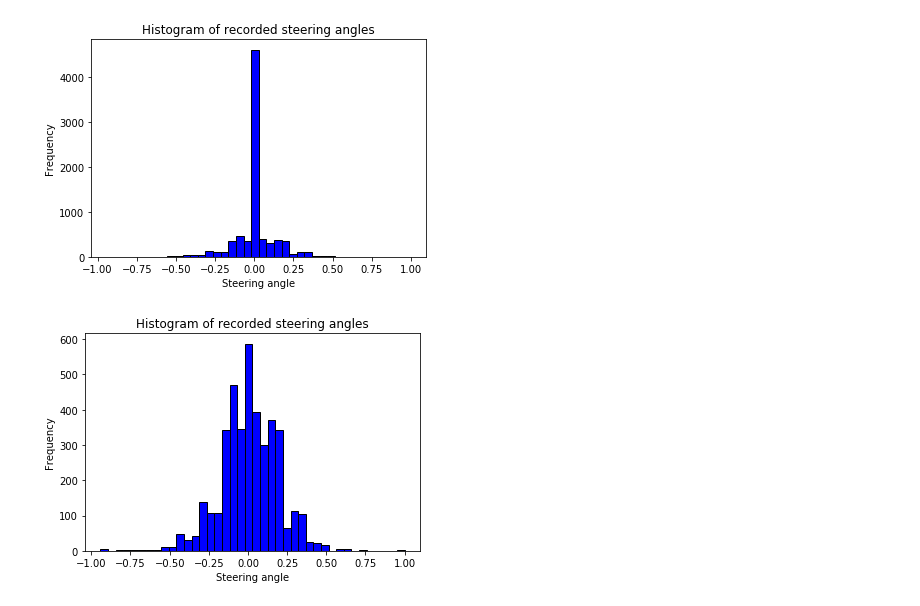
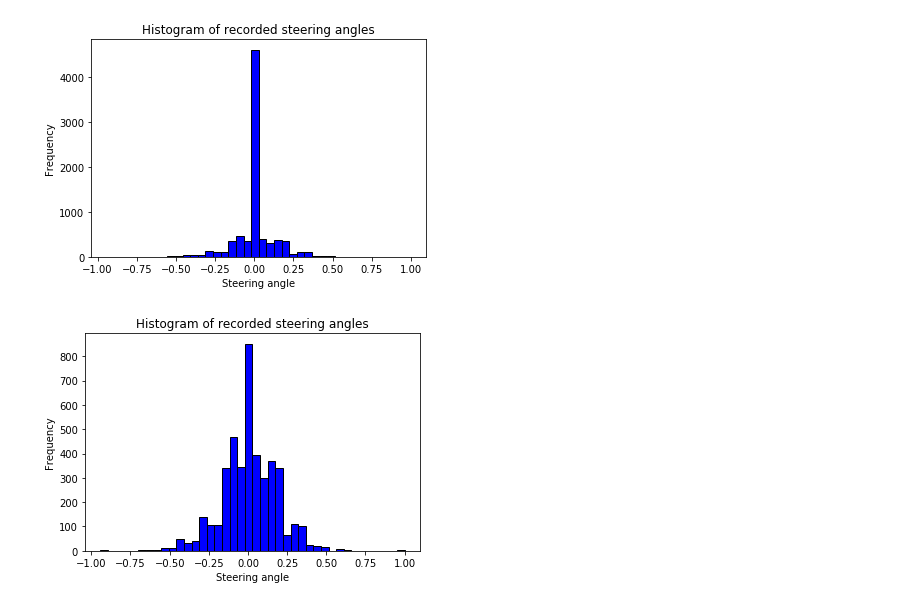
Before and after one commit to ibiscp/Behavioral-Cloning, a Jupyter notebook: Image printer.ipynb, the cells around one changed output. Drawn from its saved outputs; the diff is of its cells as text; code cells hidden in the pictures.

```diff
--- a/Image printer.ipynb
+++ b/Image printer.ipynb
@@ -312,7 +312,7 @@ plot_histogram(list_images, "histogram_dataset.png")
 # %% [output]
 [figure]
 # %%
-list_images = load_csv(0.08)
+list_images = load_csv(0.15)
 plot_histogram(list_images, "histogram_non_zeros.png")
 # %% [output]
-[figure, old version]
+[figure, new version]
```
Also changed, not shown: parts of 9 cells of this notebook, 17 other files.
